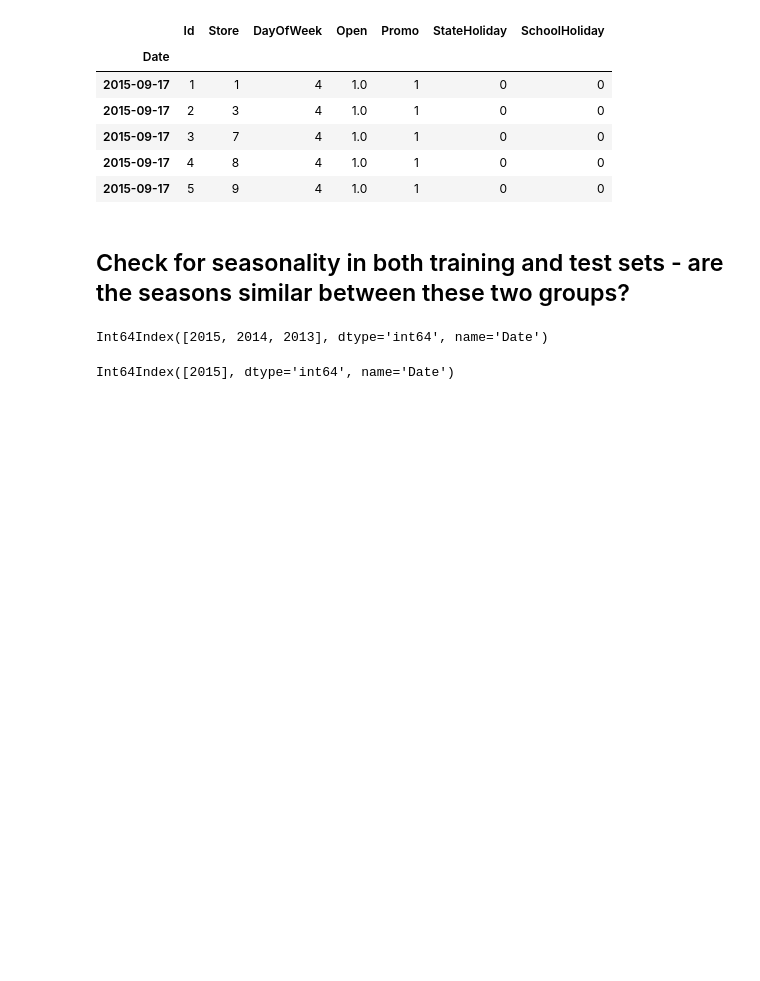
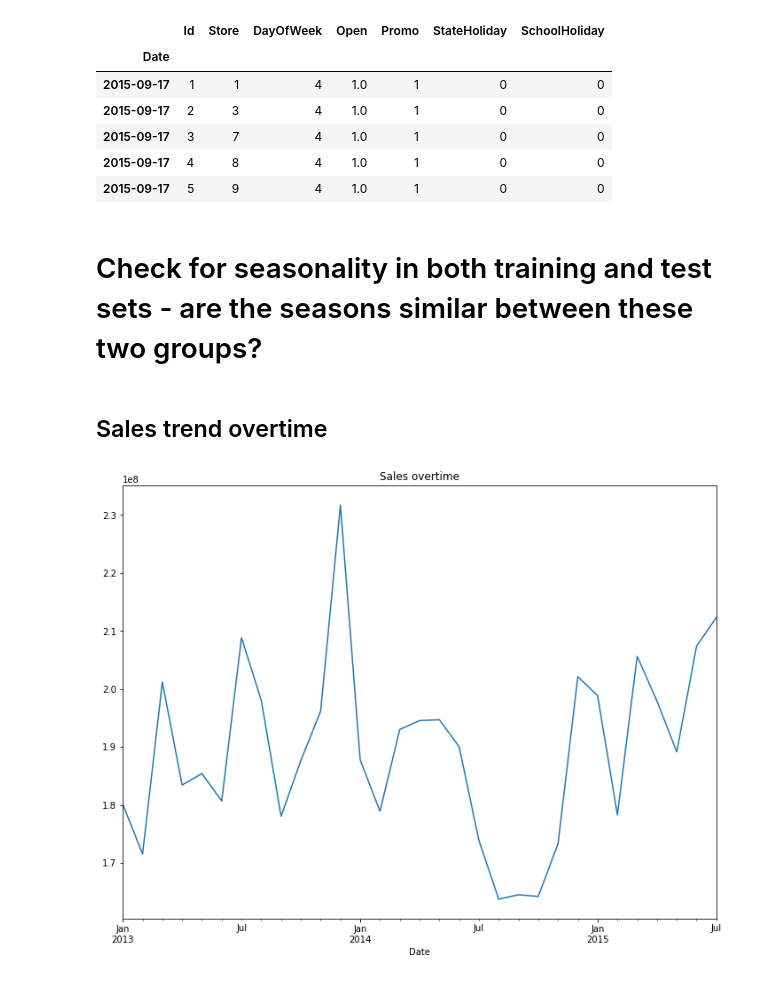
Before and after one commit to comsavvy/Pharmaceutical-Sales-Prediction, a Jupyter notebook: Interim_pharmaceutical_analysis.ipynb, the cells around one changed output. Drawn from its saved outputs; the diff is of its cells as text; code cells hidden in the pictures; blank space fills up the shorter version.

```diff
--- a/Interim_pharmaceutical_analysis.ipynb
+++ b/Interim_pharmaceutical_analysis.ipynb
@@ -68,12 +68,10 @@ test_data.head()
 | 2015-09-17 | 4 | 8 | 4 | 1.0 | 1 | 0 | 0 |
 | 2015-09-17 | 5 | 9 | 4 | 1.0 | 1 | 0 | 0 |
 # %% [markdown]
-## Check for seasonality in both training and test sets - are the seasons similar between these two groups?
+# Check for seasonality in both training and test sets - are the seasons similar between these two groups?
-# %%
-train_data.index.year.unique()
-# %% [output]
-Int64Index([2015, 2014, 2013], dtype='int64', name='Date')
-# %%
-test_data.index.year.unique()
-# %% [output]
-Int64Index([2015], dtype='int64', name='Date')
+# %% [markdown]
+## Sales trend overtime
+# %%
+train_data['Sales'].resample('m').sum().plot(figsize= (12, 9)).set_title("Sales overtime");
+# %% [output]
+[figure, added]
```
Also changed, not shown: parts of 3 cells of this notebook.
